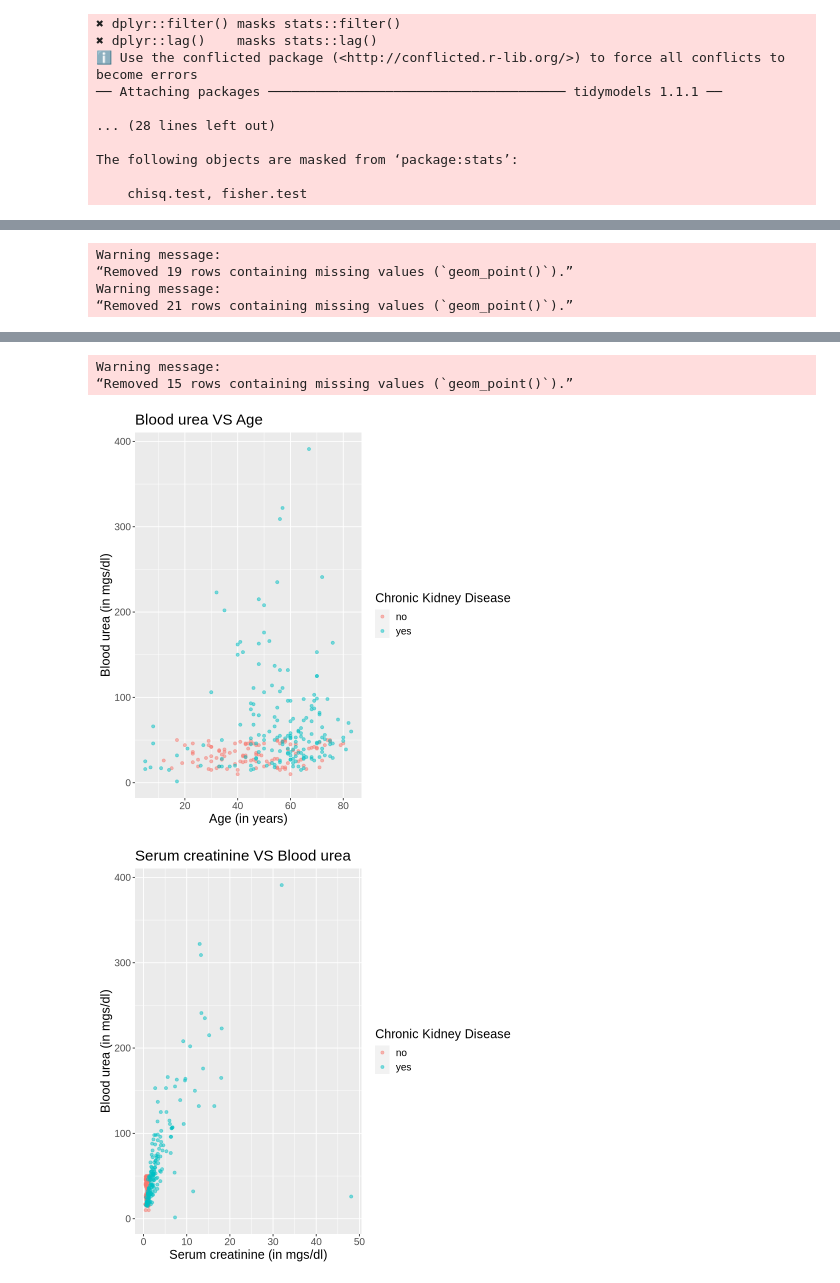
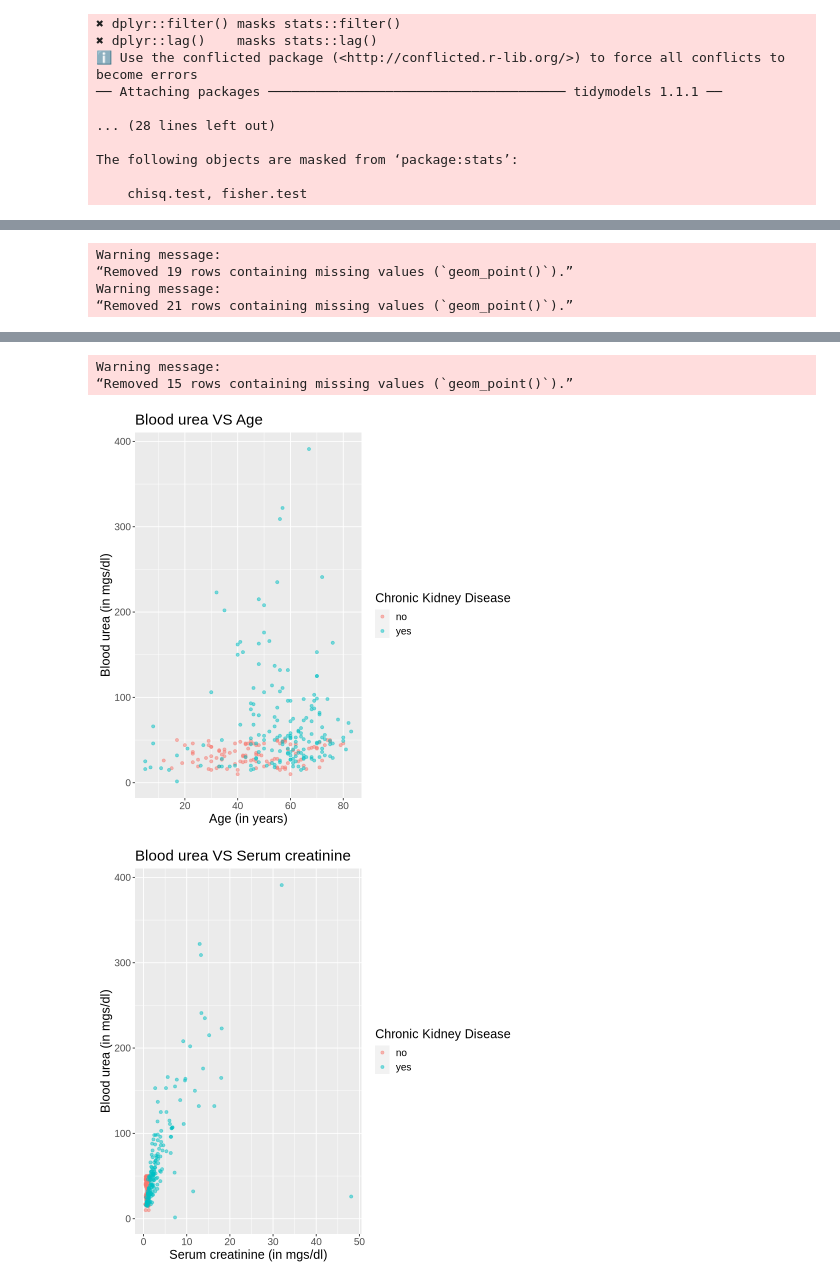
Before and after one commit to schan26/dsci-100-grp18, a Jupyter notebook: Proposal.ipynb, the cells around one changed output, grey strips where cells are left out. Cells and saved outputs as stored; diff of their text form; code cells hidden in the pictures.

```diff
--- a/Proposal.ipynb
+++ b/Proposal.ipynb
@@ -131,31 +140,33 @@ Caused by error in `ckd_training.groupby()`:
 # %%
 #plotting training data
 plot1 <- ggplot(ckd_training, aes(x = age, y = serum_creatinine, color = ckd)) +
     geom_point(alpha = 0.5) +
     labs(x = "Age (in years)", y = "Serum creatinine (in mgs/dl)", color = "Chronic Kidney Disease") +
     ggtitle("Serum creatinine VS Age") +
     theme(text=element_text(size=15))
+
 plot2 <- ggplot(ckd_training, aes(x = age, y = blood_urea, color = ckd)) +
     geom_point(alpha = 0.5) +
     labs(x = "Age (in years)", y = "Blood urea (in mgs/dl)", color = "Chronic Kidney Disease") +
     ggtitle("Blood urea VS Age") +
     theme(text=element_text(size=15))
+
 plot3 <- ggplot(ckd_training, aes(x = serum_creatinine, y = blood_urea, color = ckd)) +
     geom_point(alpha = 0.5) +
     labs(x = "Serum creatinine (in mgs/dl)", y = "Blood urea (in mgs/dl)", color = "Chronic Kidney Disease") +
-    ggtitle("Serum creatinine VS Blood urea") +
+    ggtitle("Blood urea VS Serum creatinine") +
     theme(text=element_text(size=15))
 
 plot1
 plot2
 plot3
 # %% [output]
 Warning message:
 “Removed 19 rows containing missing values (`geom_point()`).”
 Warning message:
 “Removed 21 rows containing missing values (`geom_point()`).”
 [figure]
 Warning message:
 “Removed 15 rows containing missing values (`geom_point()`).”
 [figure]
-[figure, old version]
+[figure, new version]
```
Also changed, not shown: parts of 6 cells of this notebook, 2 other files.
